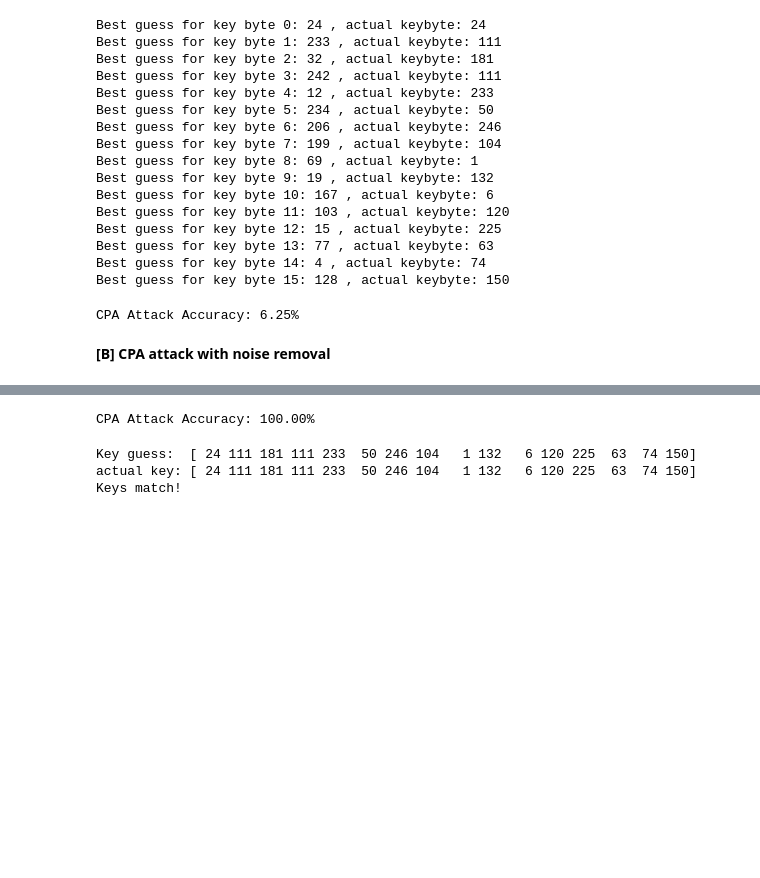
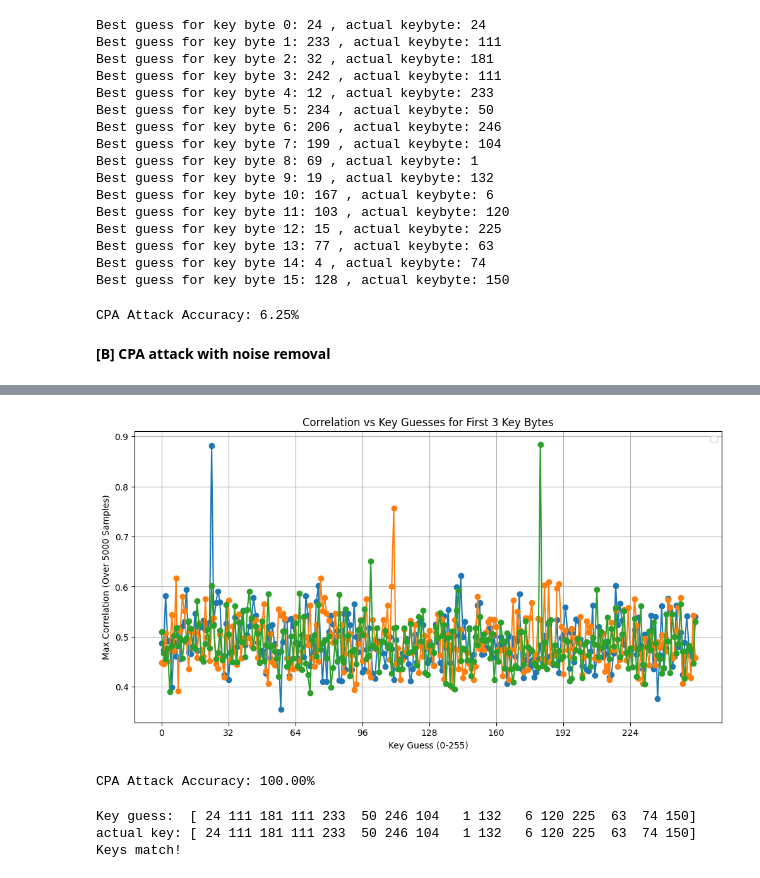
Before and after one commit to bhavdxt10/AES-Correlation-Power-Analysis-PA2, a Jupyter notebook: assignment2.ipynb, the cells around one changed output, grey strips where cells are left out. Cells and saved outputs as stored; diff of their text form; code cells hidden in the pictures; blank space fills up the shorter version.

```diff
--- a/assignment2.ipynb
+++ b/assignment2.ipynb
@@ -285,3 +303,20 @@ Best guess for key byte 15: 150 , actual keybyte: 150
+# %%
+# Final combined plot for first 3 key bytes
+
+plt.figure(figsize=(12, 6))
+plt.title('Correlation vs Key Guesses for First 3 Key Bytes')
+
+for i in range(3):
+    plt.plot(range(256), best_correlation_for_3_bytes[i],  marker='o', linestyle='-')
+
+plt.xlabel('Key Guess (0-255)')
+plt.ylabel('Max Correlation (Over 5000 Samples)')
+plt.xticks(np.arange(0, 256, 32))  # Show x-axis labels at intervals
+plt.legend()
+plt.grid()
+plt.show()
+# %% [output]
+[figure, added]
 # %%
 #Evaluating accuracy
 
```
Also changed, not shown: parts of 4 cells of this notebook.
